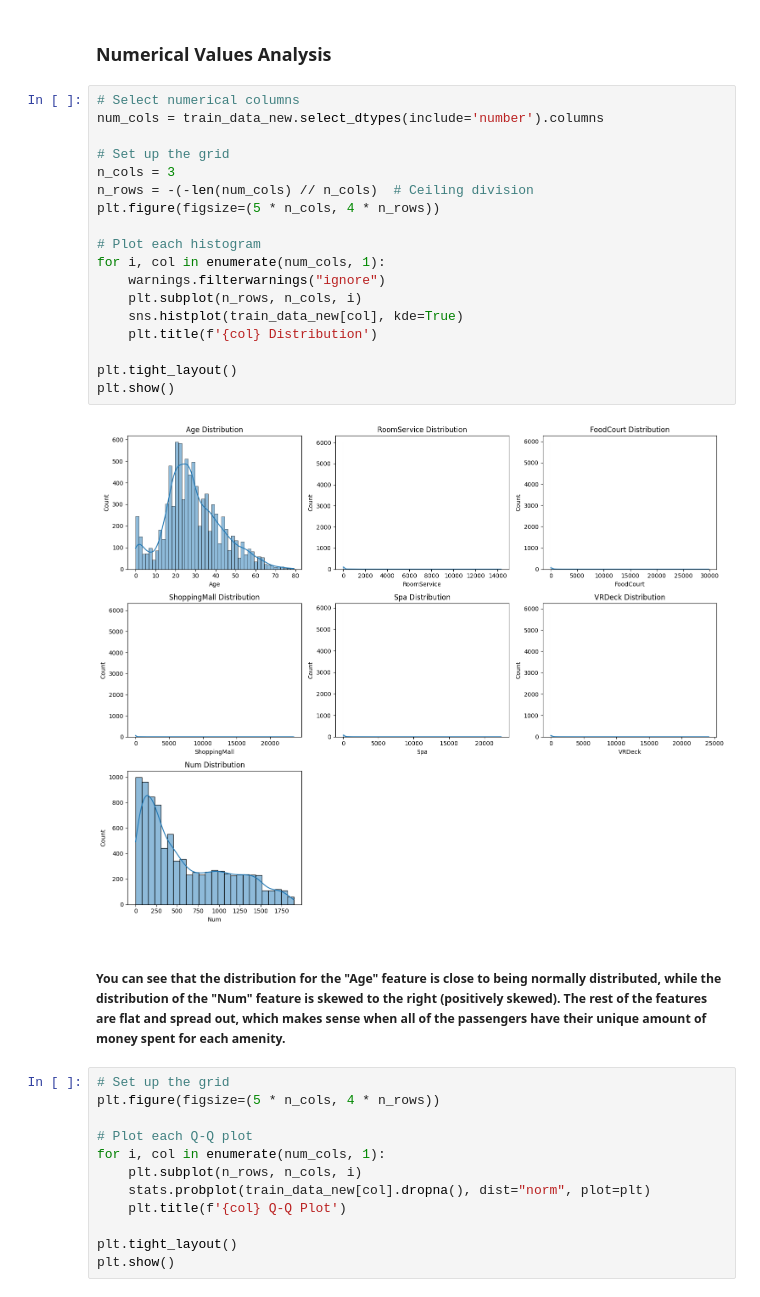
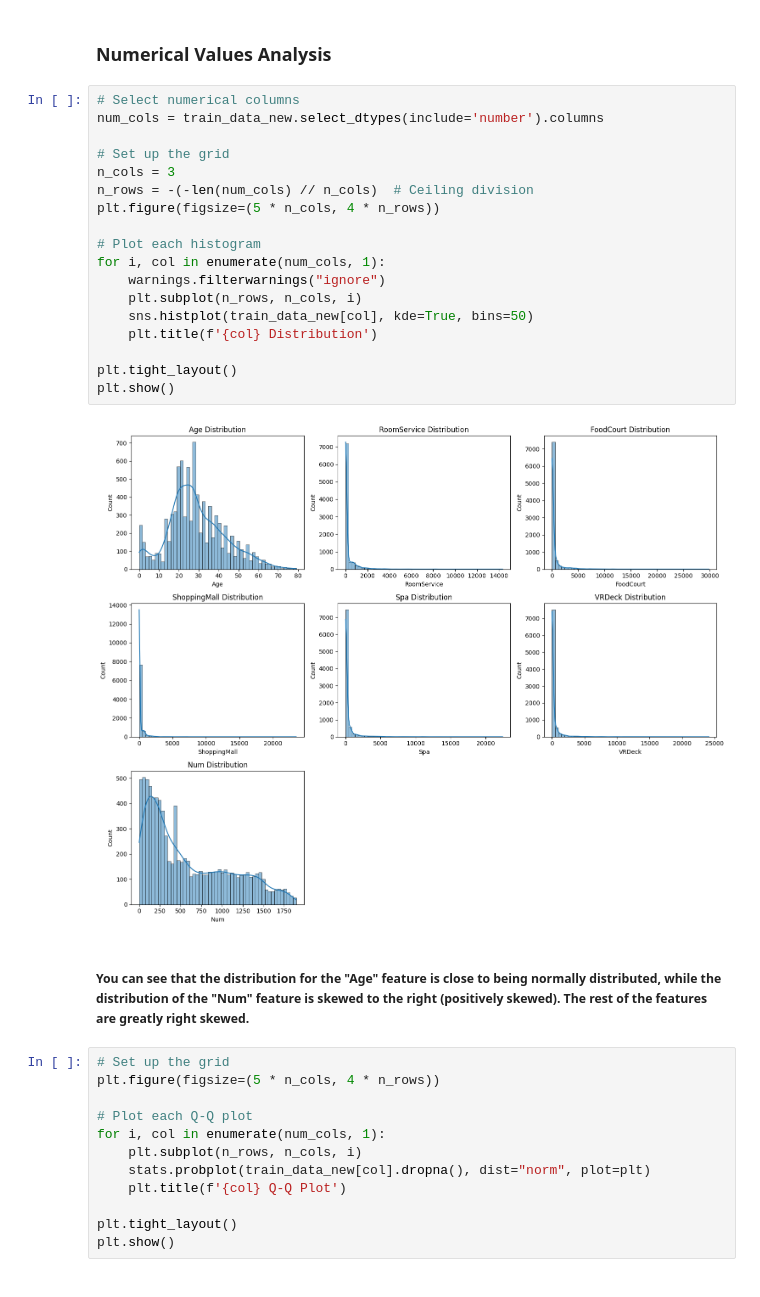
Before and after one commit to cpicazo8304/Spaceship-Titanic-Classification, a Jupyter notebook: notebooks/spaceship-titantic-passenger-classification.ipynb, the cells around one changed output. Drawn from its saved outputs; the diff is of its cells as text.

```diff
--- a/notebooks/spaceship-titantic-passenger-classification.ipynb
+++ b/notebooks/spaceship-titantic-passenger-classification.ipynb
@@ -215,25 +215,25 @@ memory usage: 891.5+ KB
 # %%
 # Select numerical columns
 num_cols = train_data_new.select_dtypes(include='number').columns
 
 # Set up the grid
 n_cols = 3
 n_rows = -(-len(num_cols) // n_cols)  # Ceiling division
 plt.figure(figsize=(5 * n_cols, 4 * n_rows))
 
 # Plot each histogram
 for i, col in enumerate(num_cols, 1):
     warnings.filterwarnings("ignore")
     plt.subplot(n_rows, n_cols, i)
-    sns.histplot(train_data_new[col], kde=True)
+    sns.histplot(train_data_new[col], kde=True, bins=50)
     plt.title(f'{col} Distribution')
 
 plt.tight_layout()
 plt.show()
 # %% [output]
-[figure, old version]
+[figure, new version]
 # %% [markdown]
-<h5>You can see that the distribution for the "Age" feature is close to being normally distributed, while the distribution of the "Num" feature is skewed to the right (positively skewed). The rest of the features are flat and spread out, which makes sense when all of the passengers have their unique amount of money spent for each amenity.</h5>
+<h5>You can see that the distribution for the "Age" feature is close to being normally distributed, while the distribution of the "Num" feature is skewed to the right (positively skewed). The rest of the features are greatly right skewed.</h5>
 # %%
 # Set up the grid
 plt.figure(figsize=(5 * n_cols, 4 * n_rows))
```
Also changed, not shown: parts of 11 cells of this notebook.
